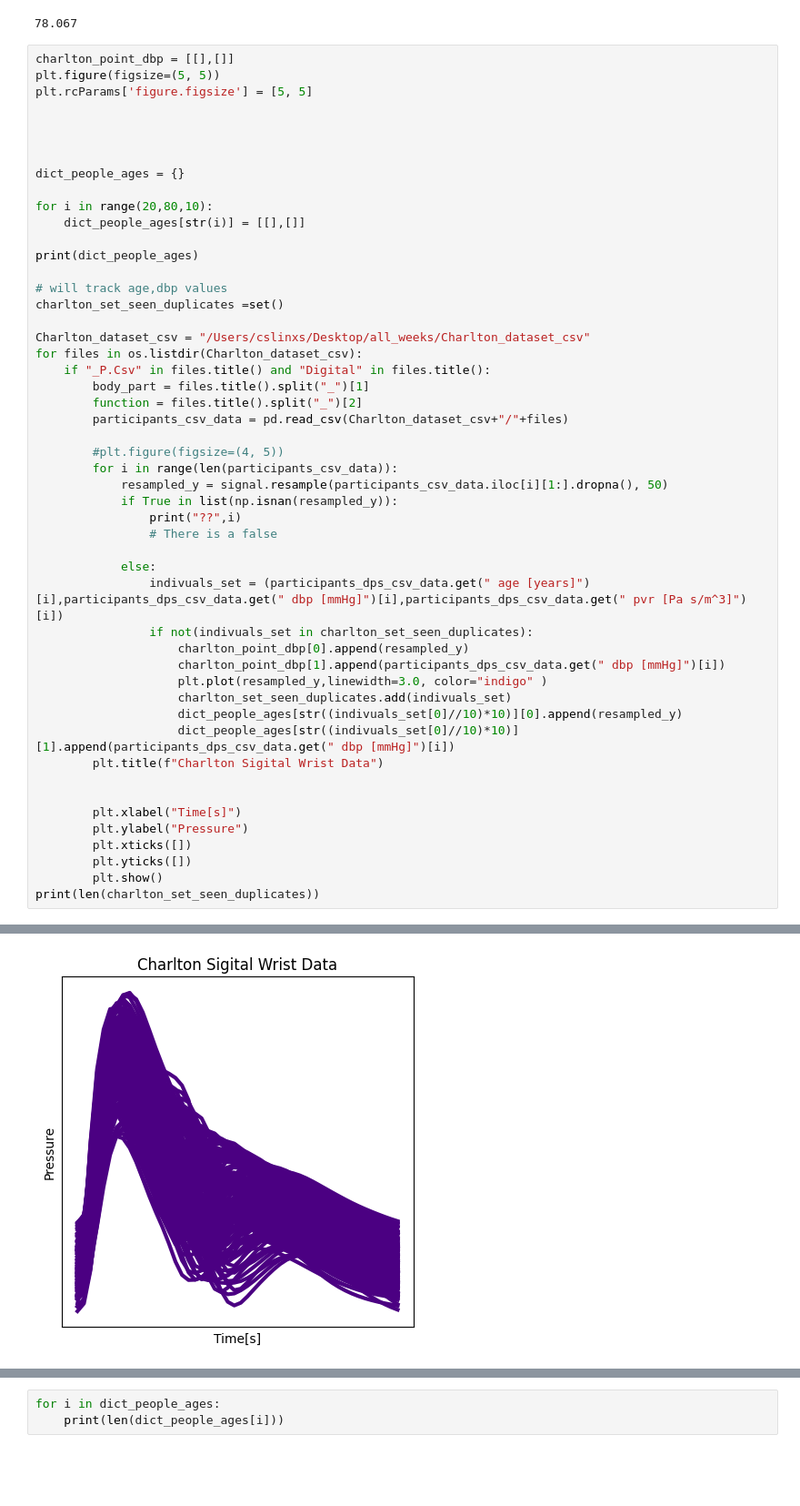
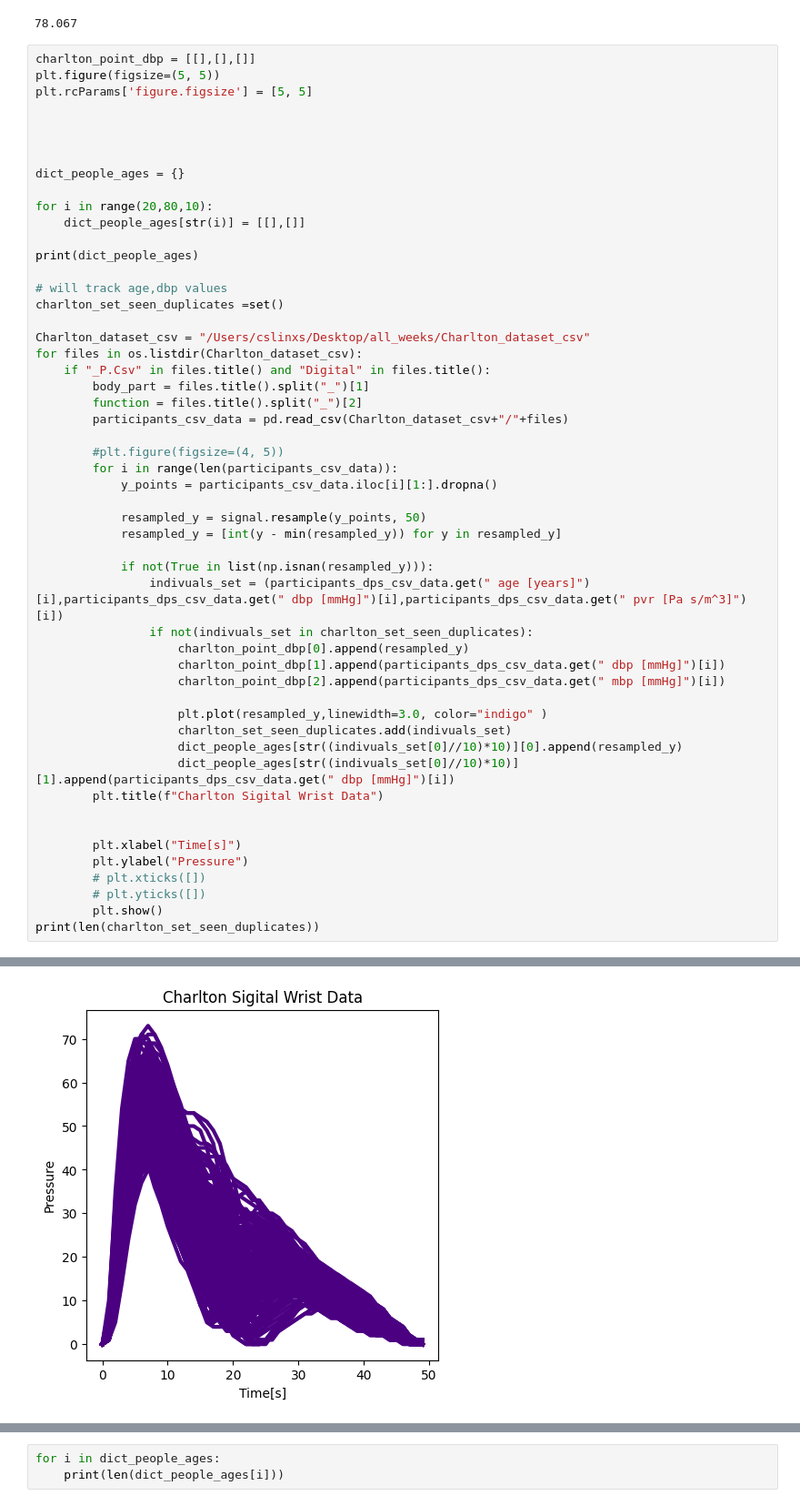
Before and after one commit to danielle34/summer24-lab, a Jupyter notebook: charlton_testings.ipynb, the cells around one changed output, grey strips where cells are left out. Shown: that part at 91% size. Saved outputs shown, nothing was run; the diff lists cells and outputs as text; blank space fills up the shorter version.

Commit message:
Making 1 overall notebook that can run all data->result

```diff
--- a/charlton_testings.ipynb
+++ b/charlton_testings.ipynb
@@ -24,7 +24,7 @@ print(participants_dps_csv_data.get(" dbp [mmHg]")[4])
 # %% [output]
 78.067
 # %%
-charlton_point_dbp = [[],[]]
+charlton_point_dbp = [[],[],[]]
 plt.figure(figsize=(5, 5))
 plt.rcParams['figure.figsize'] = [5, 5]
 
@@ -41,41 +41,43 @@ print(dict_people_ages)
 # will track age,dbp values
 charlton_set_seen_duplicates =set()
 
 Charlton_dataset_csv = "/Users/cslinxs/Desktop/all_weeks/Charlton_dataset_csv"
 for files in os.listdir(Charlton_dataset_csv):
     if "_P.Csv" in files.title() and "Digital" in files.title():
         body_part = files.title().split("_")[1]
         function = files.title().split("_")[2]
         participants_csv_data = pd.read_csv(Charlton_dataset_csv+"/"+files)
 
         #plt.figure(figsize=(4, 5))
         for i in range(len(participants_csv_data)):
-            resampled_y = signal.resample(participants_csv_data.iloc[i][1:].dropna(), 50)
-            if True in list(np.isnan(resampled_y)):
-                print("??",i)
-                # There is a false
+            y_points = participants_csv_data.iloc[i][1:].dropna()
 
-            else:
+            resampled_y = signal.resample(y_points, 50)
+            resampled_y = [int(y - min(resampled_y)) for y in resampled_y]
+
+            if not(True in list(np.isnan(resampled_y))):
                 indivuals_set = (participants_dps_csv_data.get(" age [years]")[i],participants_dps_csv_data.get(" dbp [mmHg]")[i],participants_dps_csv_data.get(" pvr [Pa s/m^3]")[i])
                 if not(indivuals_set in charlton_set_seen_duplicates):
                     charlton_point_dbp[0].append(resampled_y)
                     charlton_point_dbp[1].append(participants_dps_csv_data.get(" dbp [mmHg]")[i])
+                    charlton_point_dbp[2].append(participants_dps_csv_data.get(" mbp [mmHg]")[i])
+
                     plt.plot(resampled_y,linewidth=3.0, color="indigo" )
                     charlton_set_seen_duplicates.add(indivuals_set)
                     dict_people_ages[str((indivuals_set[0]//10)*10)][0].append(resampled_y)
                     dict_people_ages[str((indivuals_set[0]//10)*10)][1].append(participants_dps_csv_data.get(" dbp [mmHg]")[i])
         plt.title(f"Charlton Sigital Wrist Data")
 
 
         plt.xlabel("Time[s]")
         plt.ylabel("Pressure")
-        plt.xticks([])
-        plt.yticks([])
+        # plt.xticks([])
+        # plt.yticks([])
         plt.show()
 print(len(charlton_set_seen_duplicates))
 # %% [output]
 {'20': [[], []], '30': [[], []], '40': [[], []], '50': [[], []], '60': [[], []], '70': [[], []]}
-[figure, old version]
+[figure, new version]
 162
 # %%
 for i in dict_people_ages:
```
Also changed, not shown: parts of 2 cells of this notebook, 1 other file.
